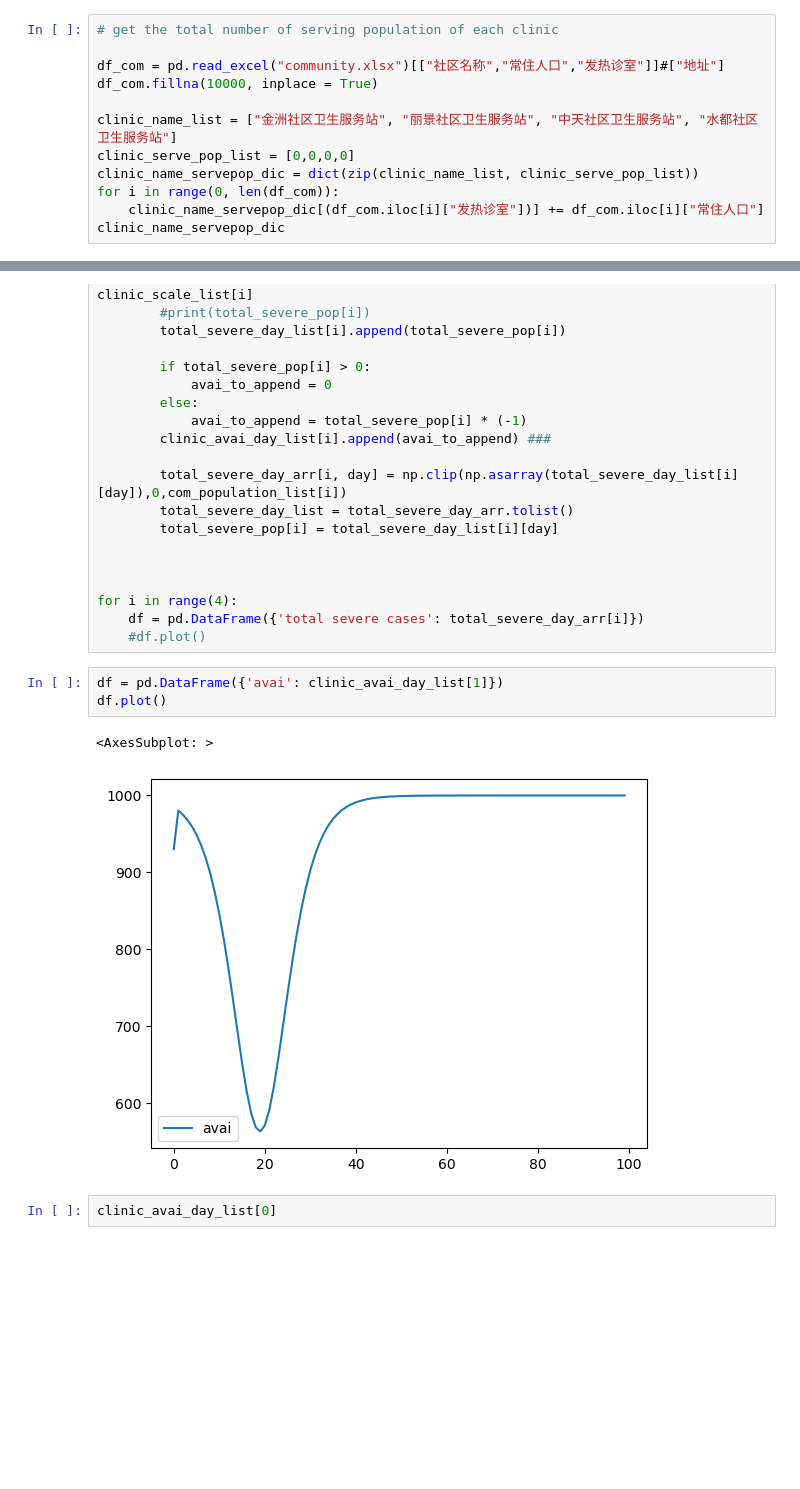
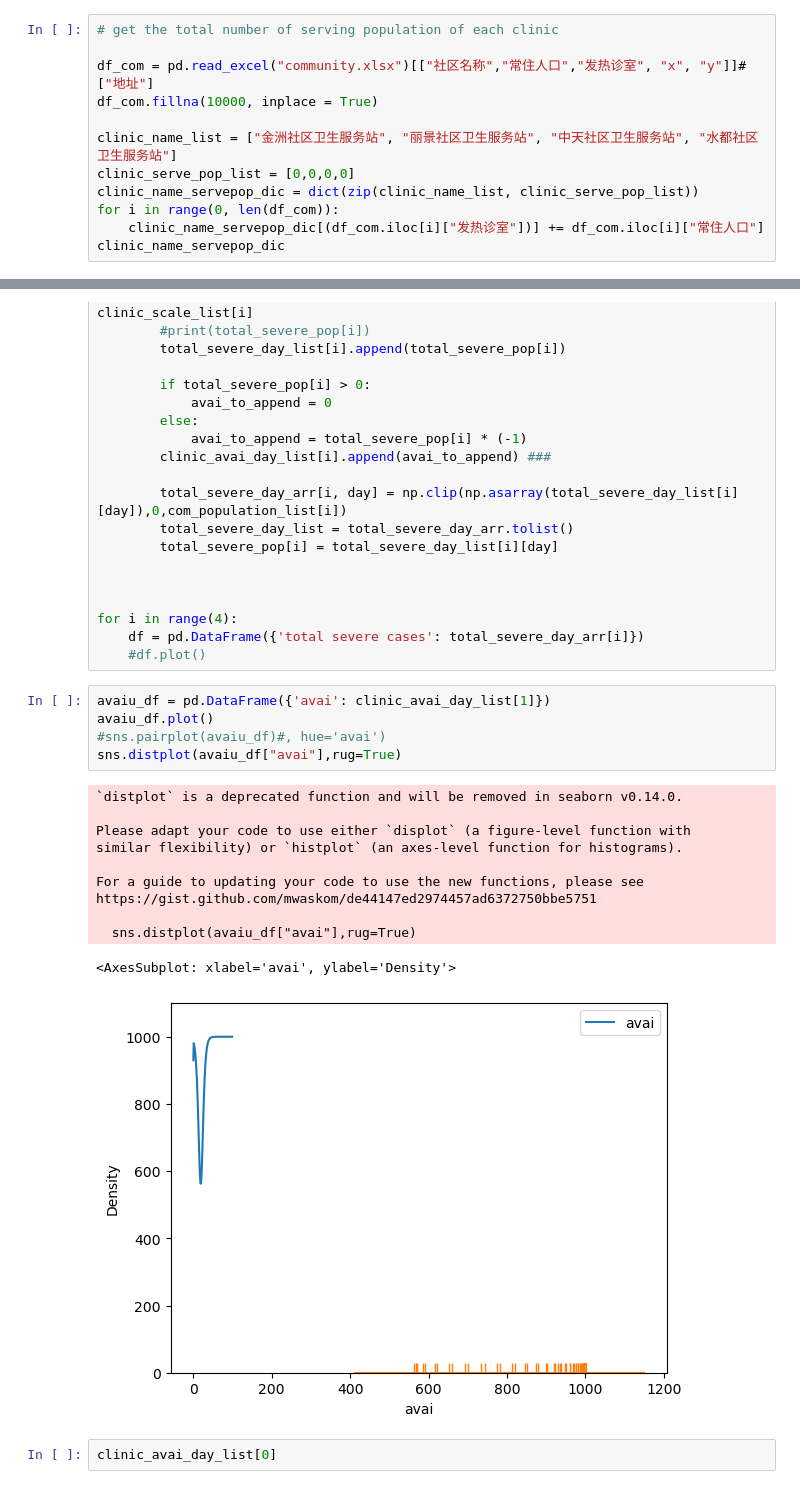
Before and after one commit to keke1022/DWP, a Jupyter notebook: single_clinic.ipynb, the cells around one changed output, grey strips where cells are left out. Saved outputs shown, nothing was run; the diff lists cells and outputs as text; blank space fills up the shorter version.

```diff
--- a/single_clinic.ipynb
+++ b/single_clinic.ipynb
@@ -7,7 +11,7 @@ import pandas as pd
 # %%
 # get the total number of serving population of each clinic
 
-df_com = pd.read_excel("community.xlsx")[["社区名称","常住人口","发热诊室"]]#["地址"]
+df_com = pd.read_excel("community.xlsx")[["社区名称","常住人口","发热诊室", "x", "y"]]#["地址"]
 df_com.fillna(10000, inplace = True)
 
 clinic_name_list = ["金洲社区卫生服务站", "丽景社区卫生服务站", "中天社区卫生服务站", "水都社区卫生服务站"]
@@ -83,12 +96,23 @@ for day in date_list:
 for i in range(4):
     df = pd.DataFrame({'total severe cases': total_severe_day_arr[i]})
     #df.plot()
-# %%
-df = pd.DataFrame({'avai': clinic_avai_day_list[1]})
-df.plot()
-# %% [output]
-<AxesSubplot: >
-[figure, removed]
+# %%
+avaiu_df = pd.DataFrame({'avai': clinic_avai_day_list[1]})
+avaiu_df.plot()
+#sns.pairplot(avaiu_df)#, hue='avai')
+sns.distplot(avaiu_df["avai"],rug=True)
+# %% [output]
+`distplot` is a deprecated function and will be removed in seaborn v0.14.0.
+
+Please adapt your code to use either `displot` (a figure-level function with
+similar flexibility) or `histplot` (an axes-level function for histograms).
+
+For a guide to updating your code to use the new functions, please see
+https://gist.github.com/mwaskom/de44147ed2974457ad6372750bbe5751
+
+  sns.distplot(avaiu_df["avai"],rug=True)
+<AxesSubplot: xlabel='avai', ylabel='Density'>
+[figure, added]
 # %%
 clinic_avai_day_list[0]
 # %% [output]
```
Also changed, not shown: parts of 3 cells of this notebook, 1 other file.
